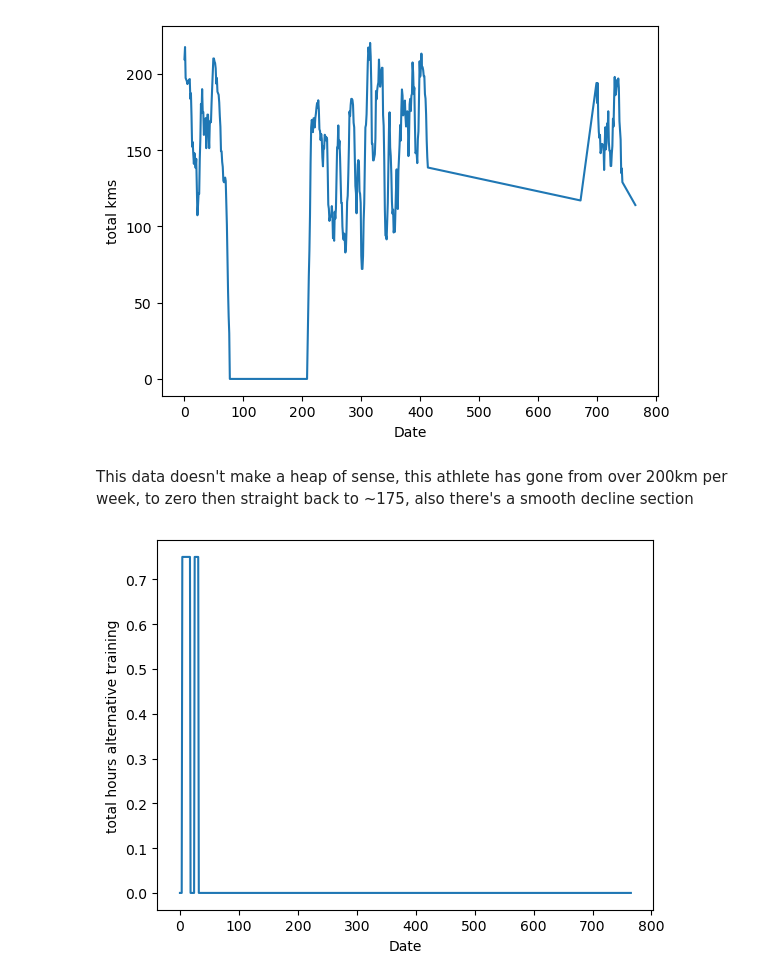
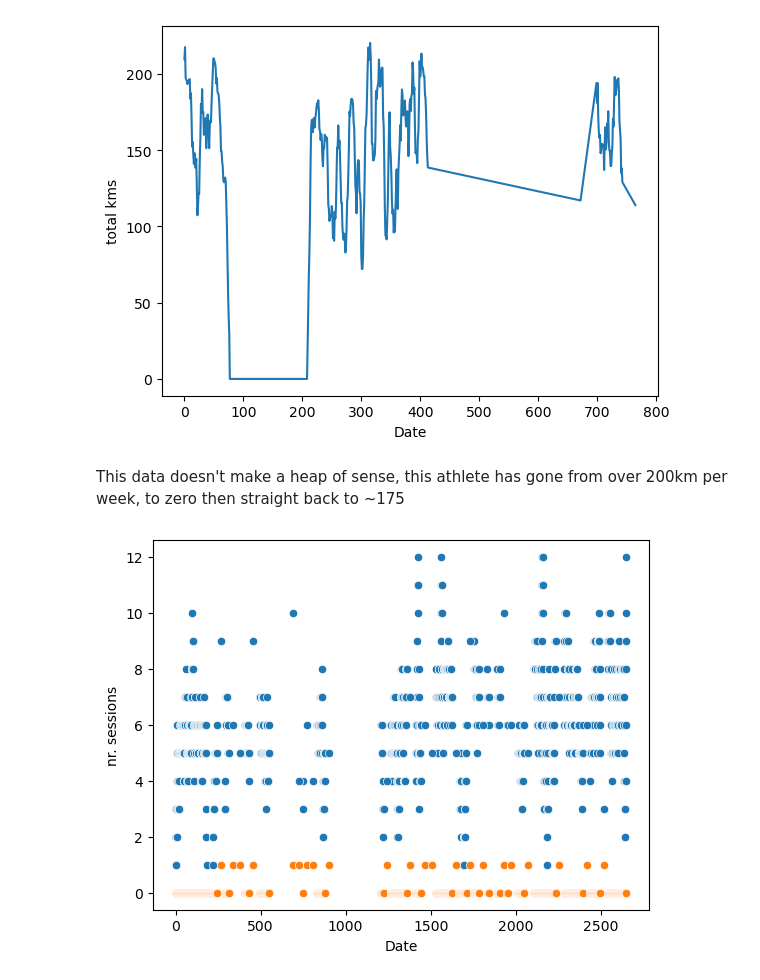
Before and after one commit to fesperson/injury_analysis, a Jupyter notebook: analysis.ipynb, the cells around one changed output. Cells and saved outputs as stored; diff of their text form; code cells hidden in the pictures.

Commit message:
further data exploration (this will be tricky)

```diff
--- a/analysis.ipynb
+++ b/analysis.ipynb
@@ -64,9 +64,12 @@ plt.show()
 # %% [output]
 [figure]
 # %% [markdown]
-This data doesn't make a heap of sense, this athlete has gone from over 200km per week, to zero then straight back to ~175, also there's a smooth decline section
+This data doesn't make a heap of sense, this athlete has gone from over 200km per week, to zero then straight back to ~175
 # %%
-sns.lineplot(data=week_subset, x='Date', y='total hours alternative training')
+week_subset = week[week['Athlete ID'] == 9]
+
+sns.scatterplot(data=week_subset, x='Date', y='nr. sessions')
+sns.scatterplot(data=week_subset, x='Date', y='injury')
 plt.show()
 # %% [output]
-[figure, old version]
+[figure, new version]
```
Also changed, not shown: parts of 1 cell of this notebook.
